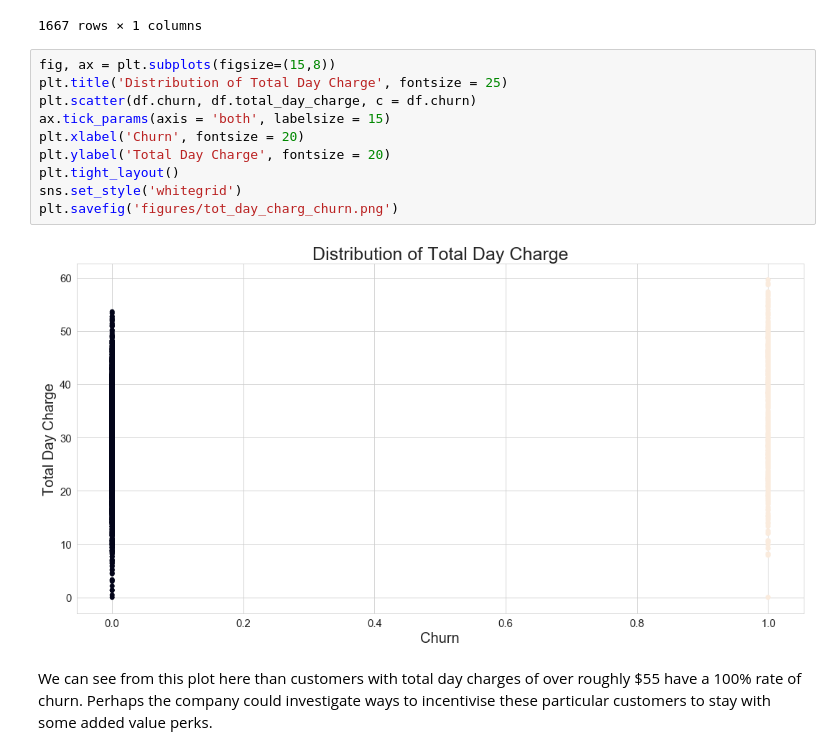
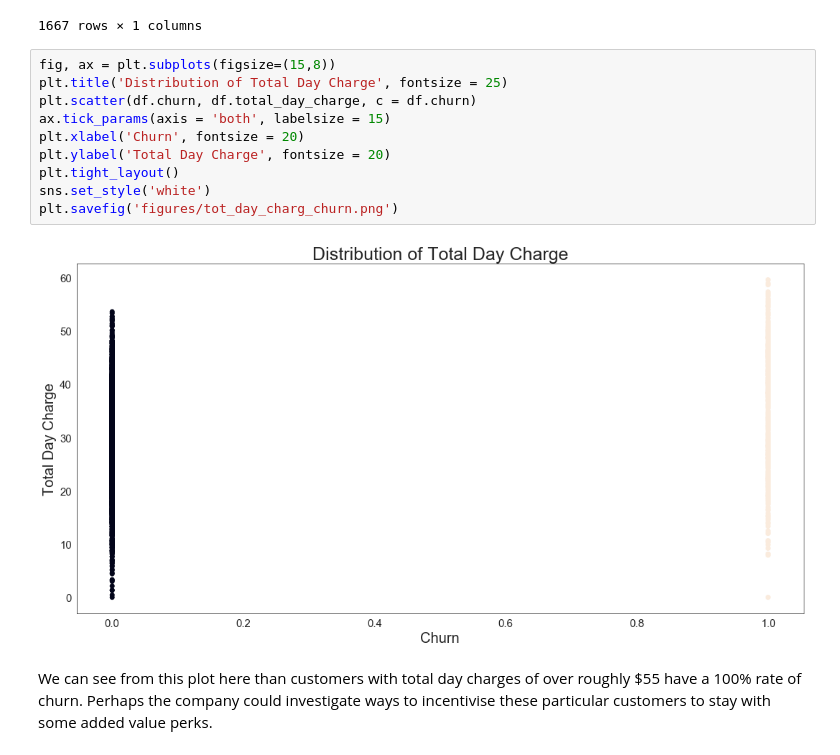
Before and after one commit to chum46/customer_churn_prediction, a Jupyter notebook: notebooks/report/final_notebook.ipynb, the cells around one changed output. Saved outputs shown, nothing was run; the diff lists cells and outputs as text.

```diff
--- a/notebooks/report/final_notebook.ipynb
+++ b/notebooks/report/final_notebook.ipynb
@@ -525,15 +538,15 @@ tdc
 # %%
 fig, ax = plt.subplots(figsize=(15,8))
 plt.title('Distribution of Total Day Charge', fontsize = 25)
 plt.scatter(df.churn, df.total_day_charge, c = df.churn)
 ax.tick_params(axis = 'both', labelsize = 15)
 plt.xlabel('Churn', fontsize = 20)
 plt.ylabel('Total Day Charge', fontsize = 20)
 plt.tight_layout()
-sns.set_style('whitegrid')
+sns.set_style('white')
 plt.savefig('figures/tot_day_charg_churn.png')
 # %% [output]
-[figure, old version]
+[figure, new version]
 # %% [markdown]
 We can see from this plot here than customers with total day charges of over roughly $55 have a 100% rate of churn.  Perhaps the company could investigate ways to incentivise these particular customers to stay with some added value perks.
 # %% [markdown]
```
Also changed, not shown: parts of 9 cells of this notebook, 10 other files.
